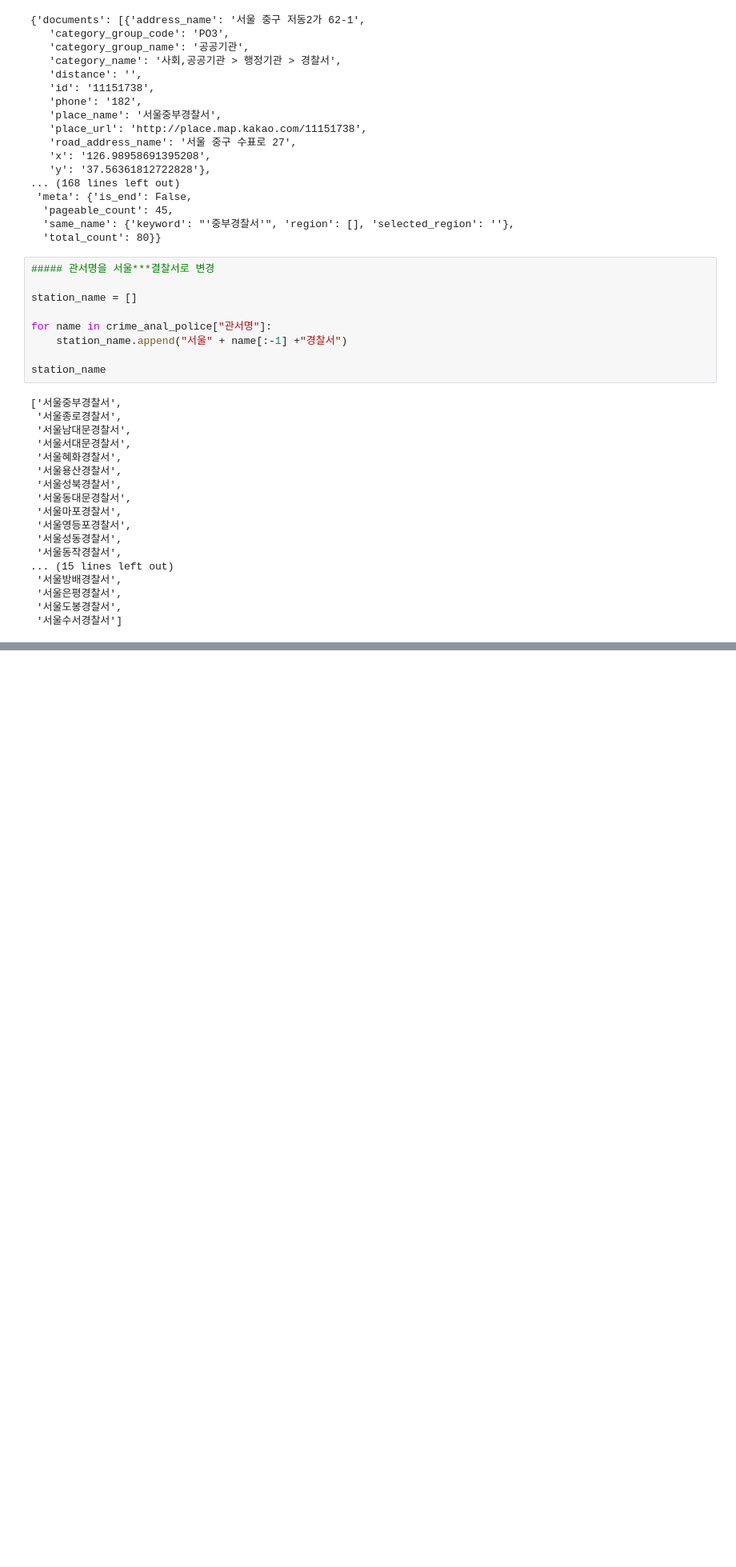
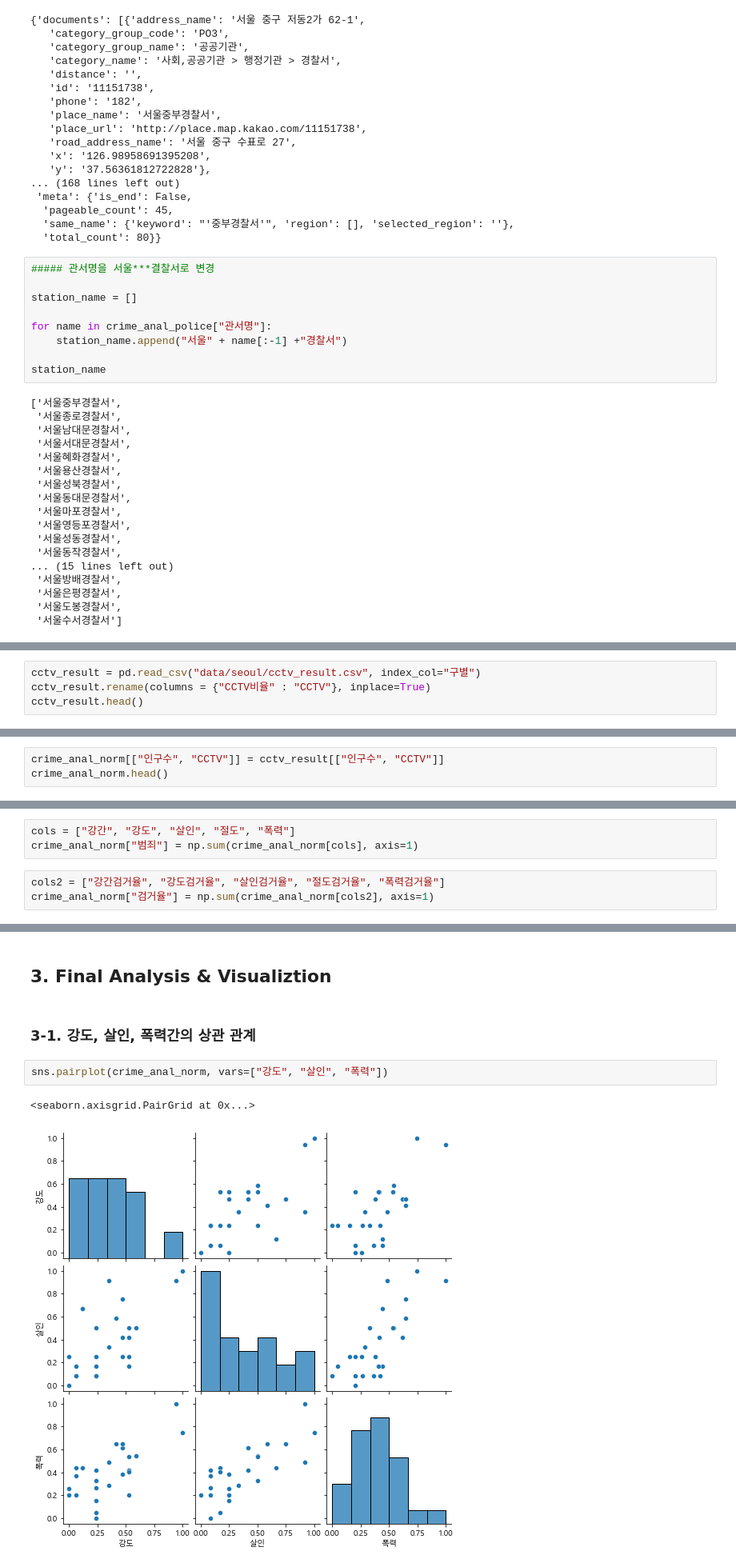
Before and after one commit to dbstj032207/Python, a Jupyter notebook: Analysis/6-분석실습3.ipynb, the cells around one changed output, grey strips where cells are left out. Shown at 80% size. Saved outputs shown, nothing was run; the diff lists cells and outputs as text; blank space fills up the shorter version.

```diff
--- a/Analysis/6-분석실습3.ipynb
+++ b/Analysis/6-분석실습3.ipynb
@@ -183,0 +484,4 @@ df
+# %%
+cctv_result = pd.read_csv("data/seoul/cctv_result.csv", index_col="구별")
+cctv_result.rename(columns = {"CCTV비율" : "CCTV"}, inplace=True)
+cctv_result.head()
@@ -183,0 +496,3 @@ df
+# %%
+crime_anal_norm[["인구수", "CCTV"]] = cctv_result[["인구수", "CCTV"]]
+crime_anal_norm.head()
@@ -183,0 +509,6 @@ df
+# %%
+cols = ["강간", "강도", "살인", "절도", "폭력"]
+crime_anal_norm["범죄"] = np.sum(crime_anal_norm[cols], axis=1)
+# %%
+cols2 = ["강간검거율", "강도검거율", "살인검거율", "절도검거율", "폭력검거율"]
+crime_anal_norm["검거율"] = np.sum(crime_anal_norm[cols2], axis=1)
@@ -183,0 +525,9 @@ df
+# %% [markdown]
+## 3. Final Analysis & Visualiztion
+# %% [markdown]
+### 3-1. 강도, 살인, 폭력간의 상관 관계
+# %%
+sns.pairplot(crime_anal_norm, vars=["강도", "살인", "폭력"])
+# %% [output]
+<seaborn.axisgrid.PairGrid at 0x...>
+[figure, added]
```
Also changed, not shown: parts of 65 cells of this notebook, 5 other files.
